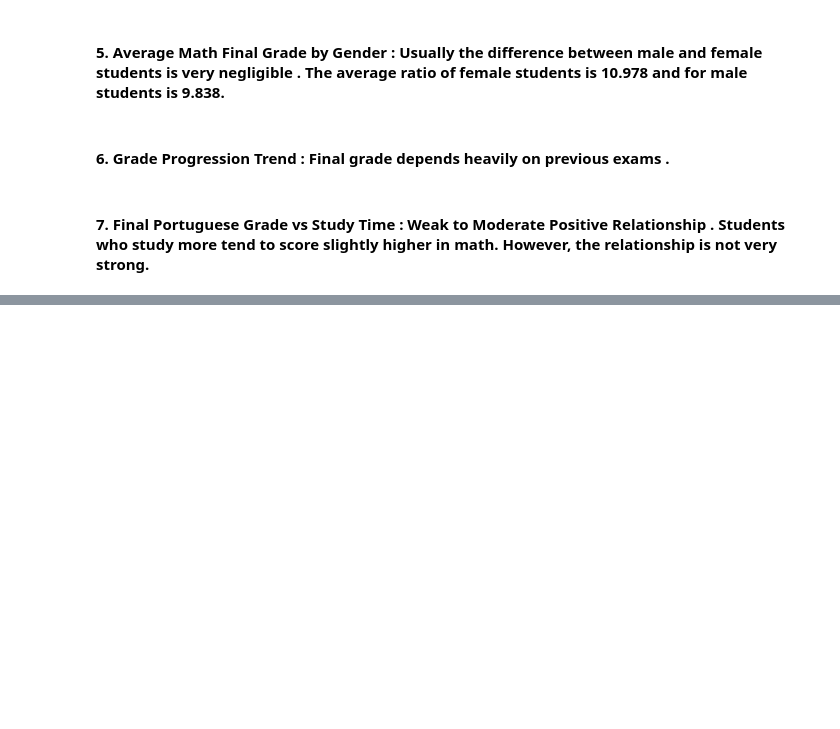
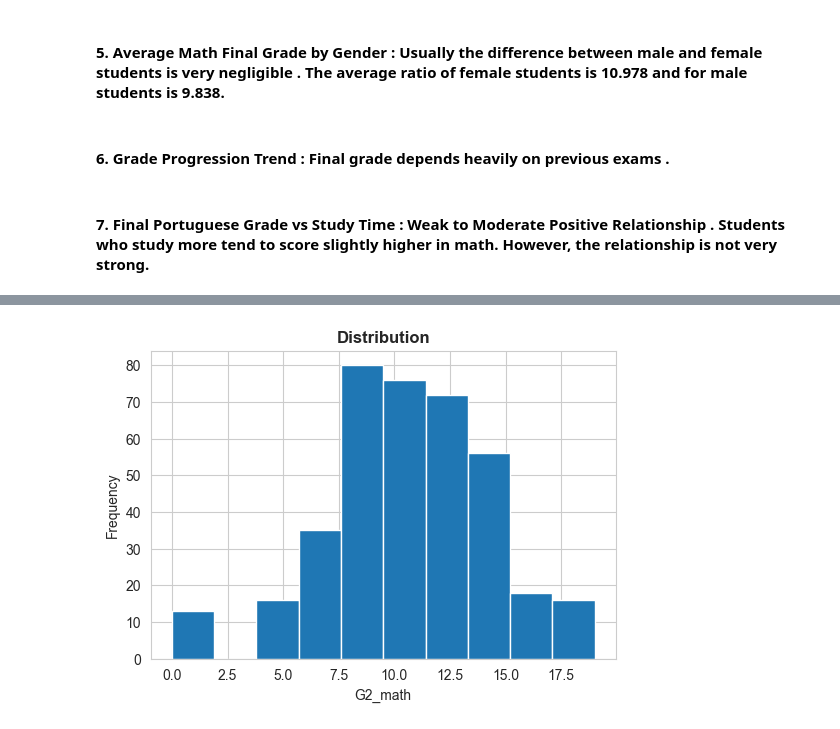
Before and after one commit to DebarghyaSamanta/data_analytics, a Jupyter notebook: debarghyaEDA1.ipynb, the cells around one changed output, grey strips where cells are left out. Drawn from its saved outputs; the diff is of its cells as text; code cells hidden in the pictures; blank space fills up the shorter version.

```diff
--- a/debarghyaEDA1.ipynb
+++ b/debarghyaEDA1.ipynb
@@ -362,0 +406,15 @@ fig.show()
+# %%
+top_feature = 'G2_math'   # replace if different
+# %%
+import matplotlib.pyplot as plt
+
+plt.figure(figsize=(6,4))
+plt.hist(d3[top_feature], bins=10)
+
+plt.title("Distribution", fontweight='bold')
+plt.xlabel(top_feature)
+plt.ylabel("Frequency")
+
+plt.show()
+# %% [output]
+[figure, added]
```
Also changed, not shown: parts of 13 cells of this notebook.
